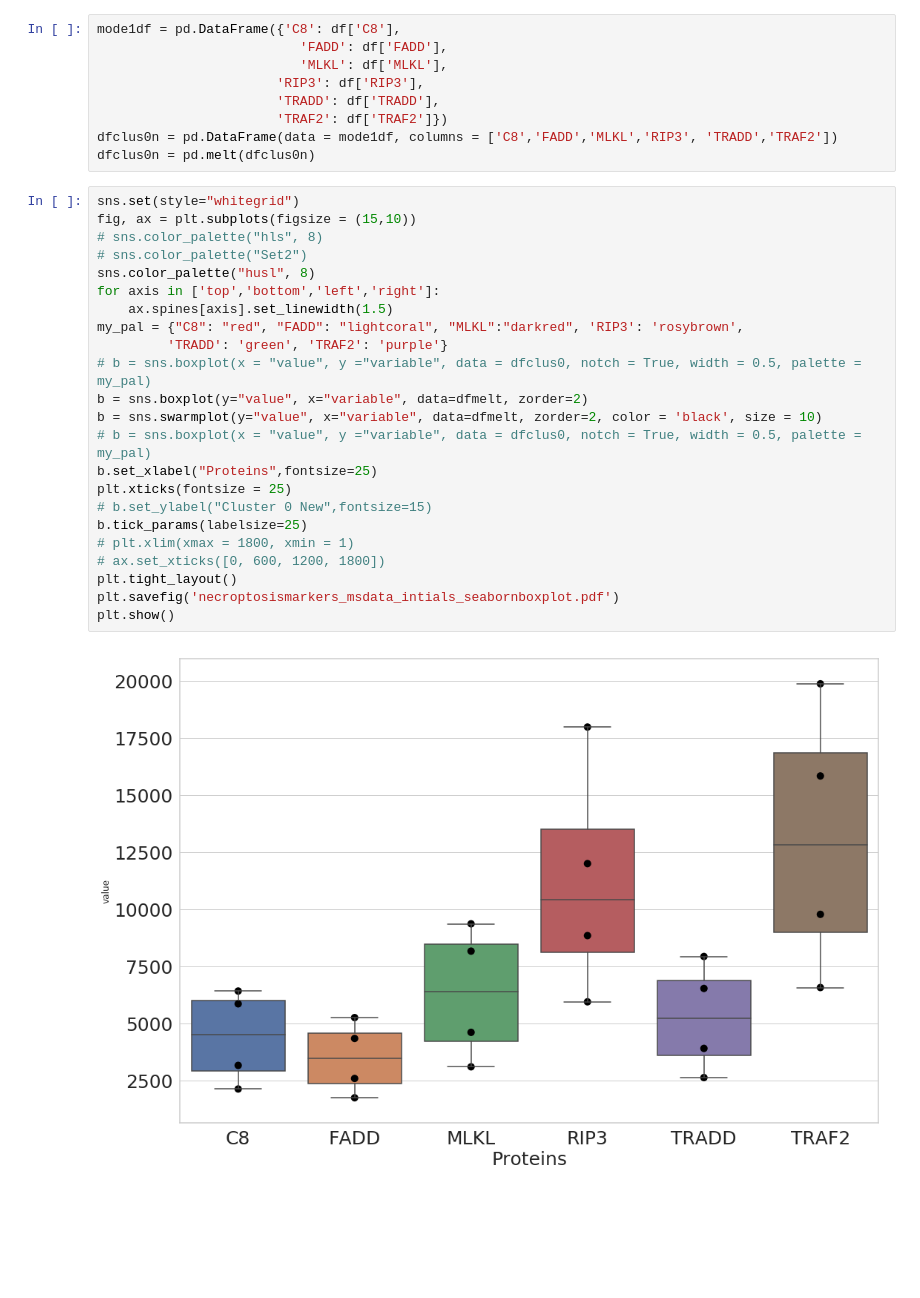
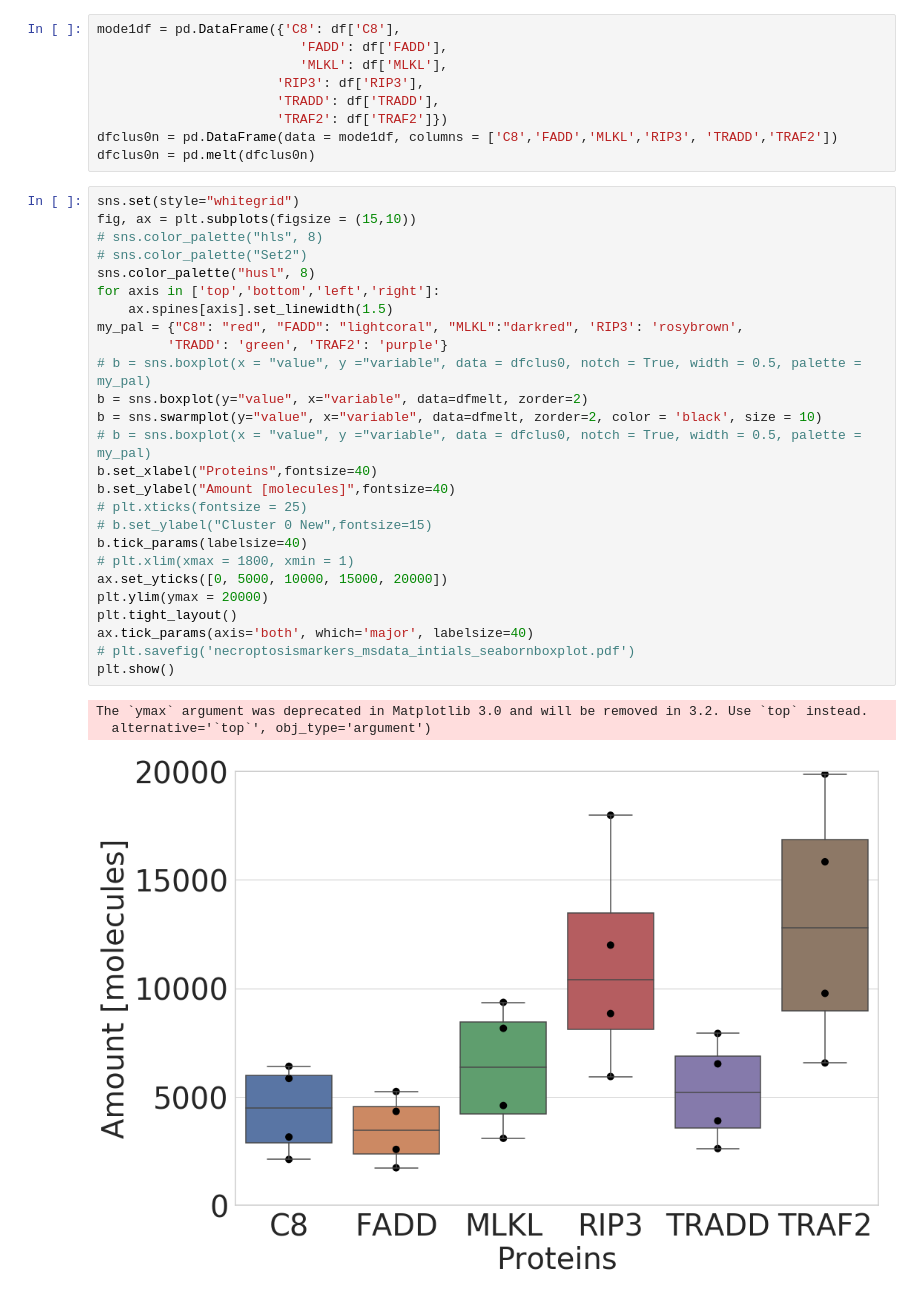
Before and after one commit to LoLab-MSM/NERM, a Jupyter notebook: Plotting_MS_data.ipynb, the cells around one changed output. Cells and saved outputs as stored; diff of their text form; blank space fills up the shorter version.

```diff
--- a/Plotting_MS_data.ipynb
+++ b/Plotting_MS_data.ipynb
@@ -42,25 +42,30 @@ dfclus0n = pd.melt(dfclus0n)
 # %%
 sns.set(style="whitegrid")
 fig, ax = plt.subplots(figsize = (15,10))
 # sns.color_palette("hls", 8)
 # sns.color_palette("Set2")
 sns.color_palette("husl", 8)
 for axis in ['top','bottom','left','right']:
     ax.spines[axis].set_linewidth(1.5)
 my_pal = {"C8": "red", "FADD": "lightcoral", "MLKL":"darkred", 'RIP3': 'rosybrown',
          'TRADD': 'green', 'TRAF2': 'purple'}
 # b = sns.boxplot(x = "value", y ="variable", data = dfclus0, notch = True, width = 0.5, palette = my_pal)
 b = sns.boxplot(y="value", x="variable", data=dfmelt, zorder=2)
 b = sns.swarmplot(y="value", x="variable", data=dfmelt, zorder=2, color = 'black', size = 10)
 # b = sns.boxplot(x = "value", y ="variable", data = dfclus0, notch = True, width = 0.5, palette = my_pal)
-b.set_xlabel("Proteins",fontsize=25)
-plt.xticks(fontsize = 25)
+b.set_xlabel("Proteins",fontsize=40)
+b.set_ylabel("Amount [molecules]",fontsize=40)
+# plt.xticks(fontsize = 25)
 # b.set_ylabel("Cluster 0 New",fontsize=15)
-b.tick_params(labelsize=25)
+b.tick_params(labelsize=40)
 # plt.xlim(xmax = 1800, xmin = 1)
-# ax.set_xticks([0, 600, 1200, 1800])
+ax.set_yticks([0, 5000, 10000, 15000, 20000])
+plt.ylim(ymax = 20000)
 plt.tight_layout()
-plt.savefig('necroptosismarkers_msdata_intials_seabornboxplot.pdf')
+ax.tick_params(axis='both', which='major', labelsize=40)
+# plt.savefig('necroptosismarkers_msdata_intials_seabornboxplot.pdf')
 plt.show()
 # %% [output]
+The `ymax` argument was deprecated in Matplotlib 3.0 and will be removed in 3.2. Use `top` instead.
+  alternative='`top`', obj_type='argument')
-[figure, old version]
+[figure, new version]
```
Also changed, not shown: 4 other files.
